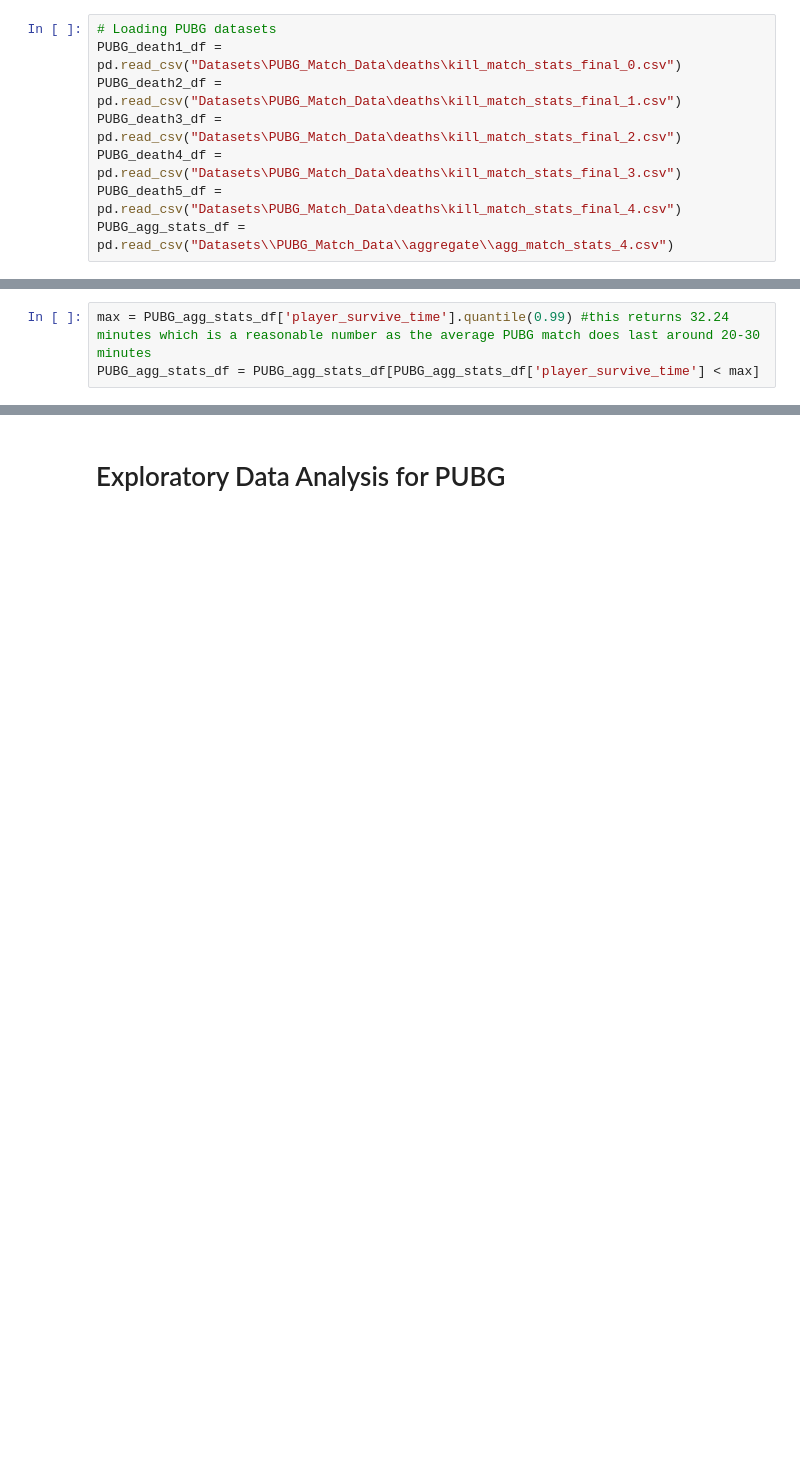
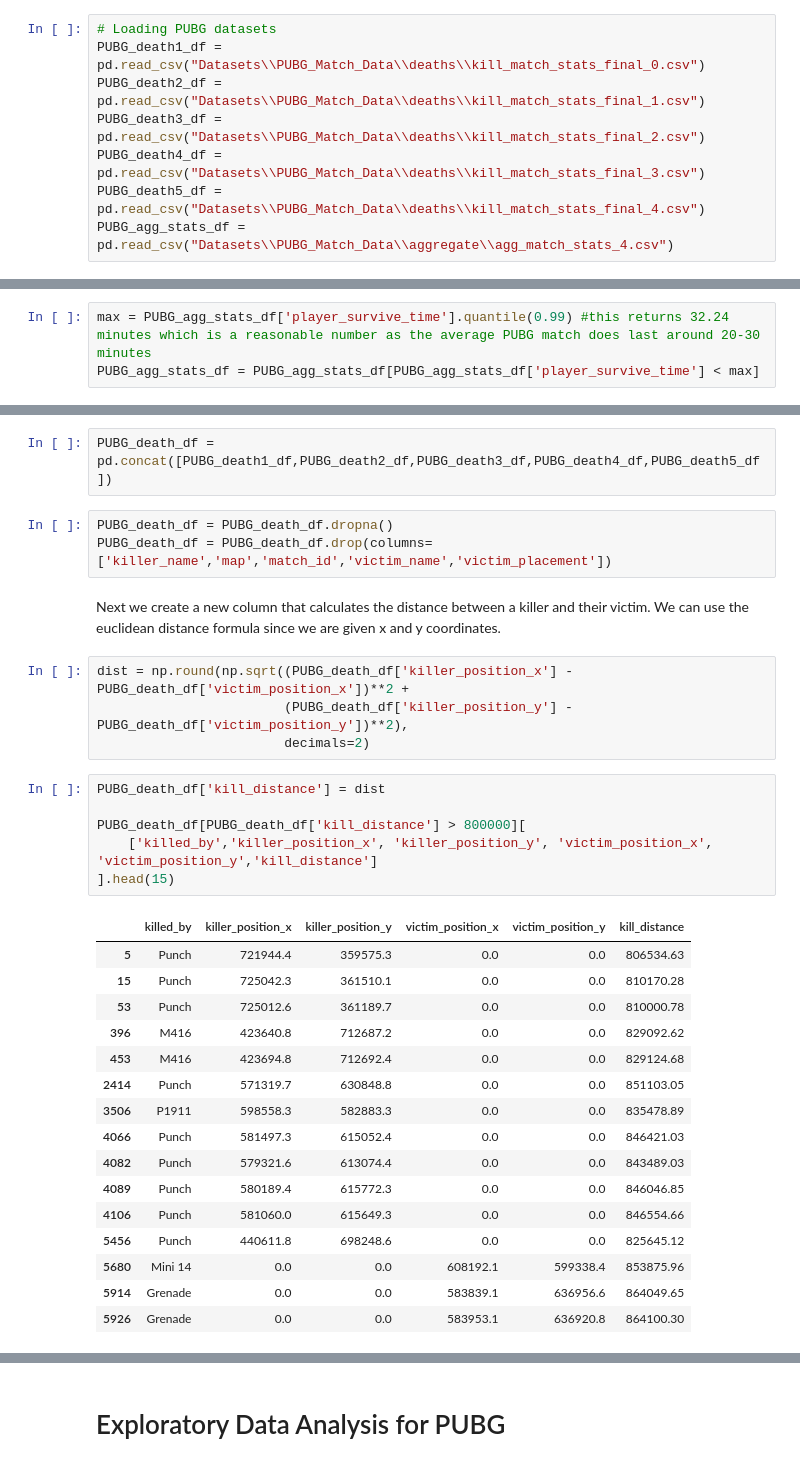
Before and after one commit to Shoofy32/CSMODEL, a Jupyter notebook: CSMODEL.ipynb, the cells around one changed output, grey strips where cells are left out. Saved outputs shown, nothing was run; the diff lists cells and outputs as text; blank space fills up the shorter version.

```diff
--- a/CSMODEL.ipynb
+++ b/CSMODEL.ipynb
@@ -17,11 +18,11 @@ TFT_M_Data_df = pd.read_csv("Datasets\TFT_Match_Data\TFT_Master_MatchData.csv")
 TFT_P_Data_df = pd.read_csv("Datasets\TFT_Match_Data\TFT_Platinum_MatchData.csv")
 # %%
 # Loading PUBG datasets
-PUBG_death1_df = pd.read_csv("Datasets\PUBG_Match_Data\deaths\kill_match_stats_final_0.csv")
-PUBG_death2_df = pd.read_csv("Datasets\PUBG_Match_Data\deaths\kill_match_stats_final_1.csv")
-PUBG_death3_df = pd.read_csv("Datasets\PUBG_Match_Data\deaths\kill_match_stats_final_2.csv")
-PUBG_death4_df = pd.read_csv("Datasets\PUBG_Match_Data\deaths\kill_match_stats_final_3.csv")
-PUBG_death5_df = pd.read_csv("Datasets\PUBG_Match_Data\deaths\kill_match_stats_final_4.csv")
+PUBG_death1_df = pd.read_csv("Datasets\\PUBG_Match_Data\\deaths\\kill_match_stats_final_0.csv")
+PUBG_death2_df = pd.read_csv("Datasets\\PUBG_Match_Data\\deaths\\kill_match_stats_final_1.csv")
+PUBG_death3_df = pd.read_csv("Datasets\\PUBG_Match_Data\\deaths\\kill_match_stats_final_2.csv")
+PUBG_death4_df = pd.read_csv("Datasets\\PUBG_Match_Data\\deaths\\kill_match_stats_final_3.csv")
+PUBG_death5_df = pd.read_csv("Datasets\\PUBG_Match_Data\\deaths\\kill_match_stats_final_4.csv")
 PUBG_agg_stats_df = pd.read_csv("Datasets\\PUBG_Match_Data\\aggregate\\agg_match_stats_4.csv")
 # %%
 # Loading CSGO datasets
@@ -82,0 +89,34 @@ PUBG_agg_stats_df = PUBG_agg_stats_df[PUBG_agg_stats_df['player_survive_time'] <
+# %%
+PUBG_death_df = pd.concat([PUBG_death1_df,PUBG_death2_df,PUBG_death3_df,PUBG_death4_df,PUBG_death5_df])
+# %%
+PUBG_death_df = PUBG_death_df.dropna()
+PUBG_death_df = PUBG_death_df.drop(columns=['killer_name','map','match_id','victim_name','victim_placement'])
+# %% [markdown]
+Next we create a new column that calculates the distance between a killer and their victim. We can use the euclidean distance formula since we are given x and y coordinates.
+# %%
+dist = np.round(np.sqrt((PUBG_death_df['killer_position_x'] - PUBG_death_df['victim_position_x'])**2 +
+                        (PUBG_death_df['killer_position_y'] - PUBG_death_df['victim_position_y'])**2),
+                        decimals=2)
+# %%
+PUBG_death_df['kill_distance'] = dist
+
+PUBG_death_df[PUBG_death_df['kill_distance'] > 800000][
+    ['killed_by','killer_position_x', 'killer_position_y', 'victim_position_x', 'victim_position_y','kill_distance']
+].head(15)
+# %% [output]
+|  | killed_by | killer_position_x | killer_position_y | victim_position_x | victim_position_y | kill_distance |
+| 5 | Punch | 721944.4 | 359575.3 | 0.0 | 0.0 | 806534.63 |
+| 15 | Punch | 725042.3 | 361510.1 | 0.0 | 0.0 | 810170.28 |
+| 53 | Punch | 725012.6 | 361189.7 | 0.0 | 0.0 | 810000.78 |
+| 396 | M416 | 423640.8 | 712687.2 | 0.0 | 0.0 | 829092.62 |
+| 453 | M416 | 423694.8 | 712692.4 | 0.0 | 0.0 | 829124.68 |
+| 2414 | Punch | 571319.7 | 630848.8 | 0.0 | 0.0 | 851103.05 |
+| 3506 | P1911 | 598558.3 | 582883.3 | 0.0 | 0.0 | 835478.89 |
+| 4066 | Punch | 581497.3 | 615052.4 | 0.0 | 0.0 | 846421.03 |
+| 4082 | Punch | 579321.6 | 613074.4 | 0.0 | 0.0 | 843489.03 |
+| 4089 | Punch | 580189.4 | 615772.3 | 0.0 | 0.0 | 846046.85 |
+| 4106 | Punch | 581060.0 | 615649.3 | 0.0 | 0.0 | 846554.66 |
+| 5456 | Punch | 440611.8 | 698248.6 | 0.0 | 0.0 | 825645.12 |
+| 5680 | Mini 14 | 0.0 | 0.0 | 608192.1 | 599338.4 | 853875.96 |
+| 5914 | Grenade | 0.0 | 0.0 | 583839.1 | 636956.6 | 864049.65 |
+| 5926 | Grenade | 0.0 | 0.0 | 583953.1 | 636920.8 | 864100.30 |
```
Also changed, not shown: parts of 12 cells of this notebook.
